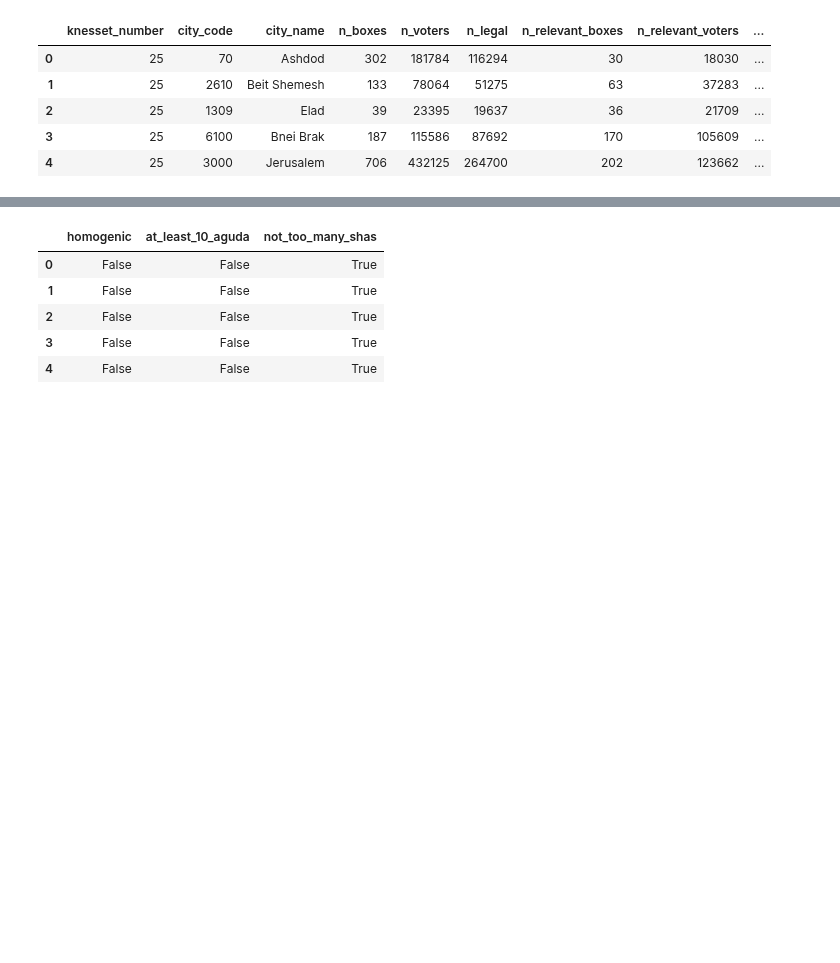
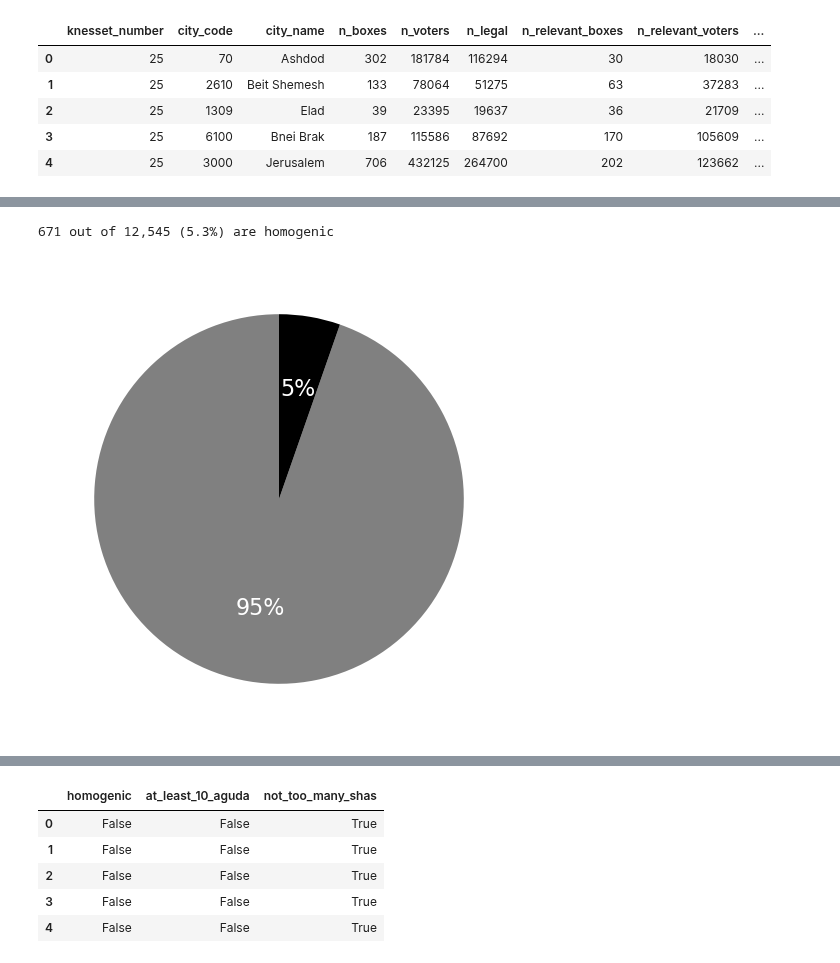
Before and after one commit to bgbg/segregation_paper, a Jupyter notebook: notebooks/presentation.ipynb, the cells around one changed output, grey strips where cells are left out. Saved outputs shown, nothing was run; the diff lists cells and outputs as text; code cells hidden in the pictures; blank space fills up the shorter version.

```diff
--- a/notebooks/presentation.ipynb
+++ b/notebooks/presentation.ipynb
@@ -49 +68,17 @@ def heb(s):
+# %%
+haredi = vu.is_homogenic(df_data_boxes).sum()
+non_haredi = df_data_boxes.shape[0] - haredi
+fig, ax = plt.subplots(figsize=(6, 6), dpi=100)
+ax.pie(
+    [non_haredi, haredi], labels=[pu.heb('לא חרדי'), pu.heb('חרדי')], autopct='%1.0f%%',
+    colors=['gray', 'black'],
+    textprops={'color': 'white', 'size': 16},
+    startangle=90,
+
+       )
+
+print(f'{haredi:,d} out of {df_data_boxes.shape[0]:,d} ({100*haredi/df_data_boxes.shape[0]:.1f}%) are homogenic')
+# %% [output]
+671 out of 12,545 (5.3%) are homogenic
+[figure, added]
 # %%
```
Also changed, not shown: parts of 19 cells of this notebook, 4 other files.
